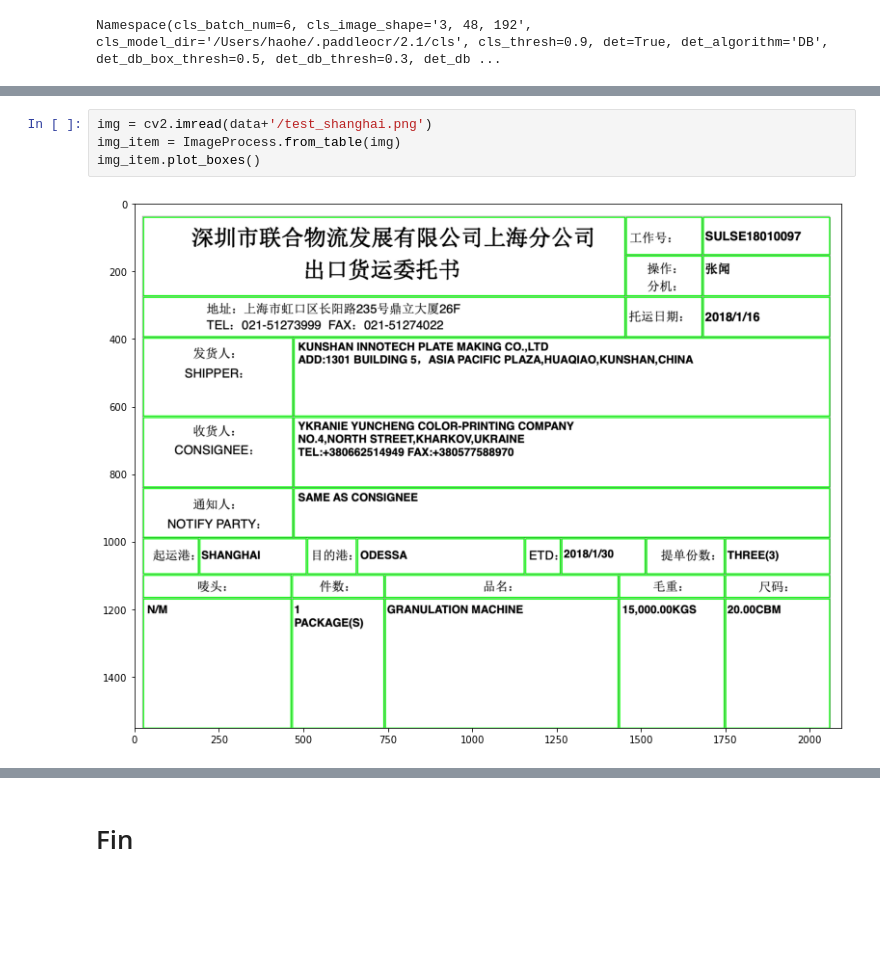
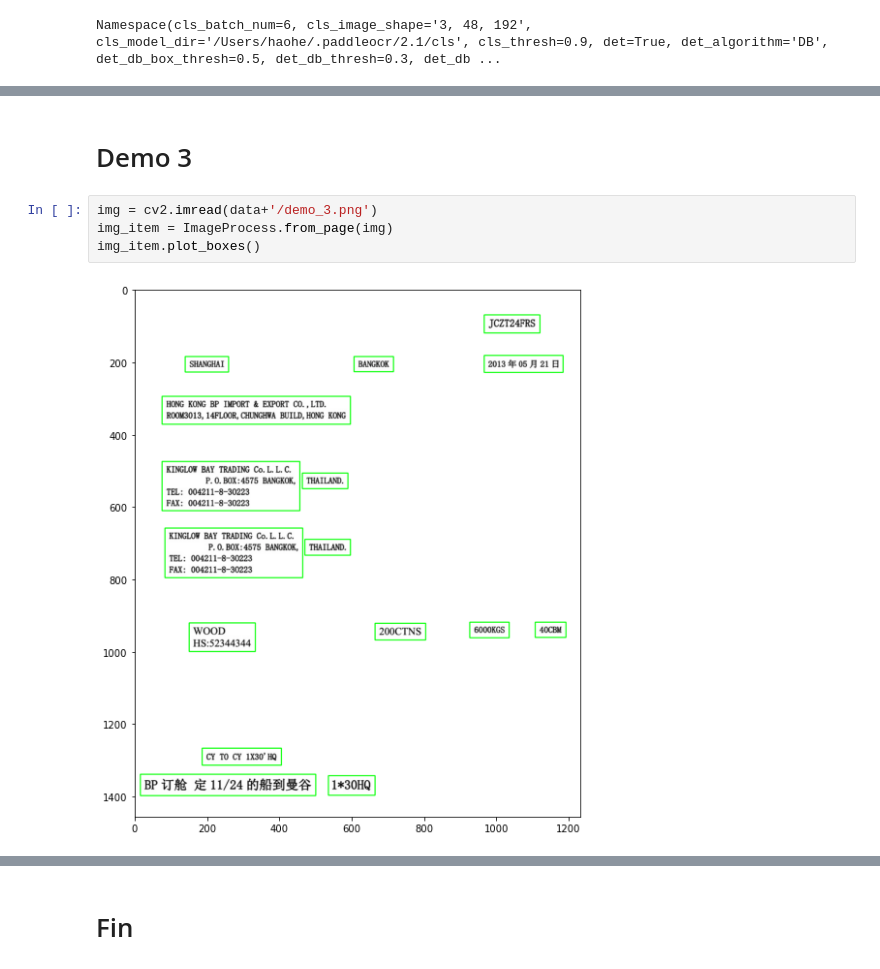
Before and after one commit to heye0507/shanghai_ocr, a Jupyter notebook: demo.ipynb, the cells around one changed output, grey strips where cells are left out. Cells and saved outputs as stored; diff of their text form; blank space fills up the shorter version.

Commit message:
update demo page examples with invoice

```diff
--- a/demo.ipynb
+++ b/demo.ipynb
@@ -90,9 +156,11 @@ res
+# %% [markdown]
+# Demo 3
 # %%
-img = cv2.imread(data+'/test_shanghai.png')
-img_item = ImageProcess.from_table(img)
+img = cv2.imread(data+'/demo_3.png')
+img_item = ImageProcess.from_page(img)
 img_item.plot_boxes()
 # %% [output]
-[figure, old version]
+[figure, new version]
 # %%
 runner = PPOCR_Process(img,img_item.fboxes)
 res = runner.postproc_run()
```
Also changed, not shown: parts of 20 cells of this notebook.
